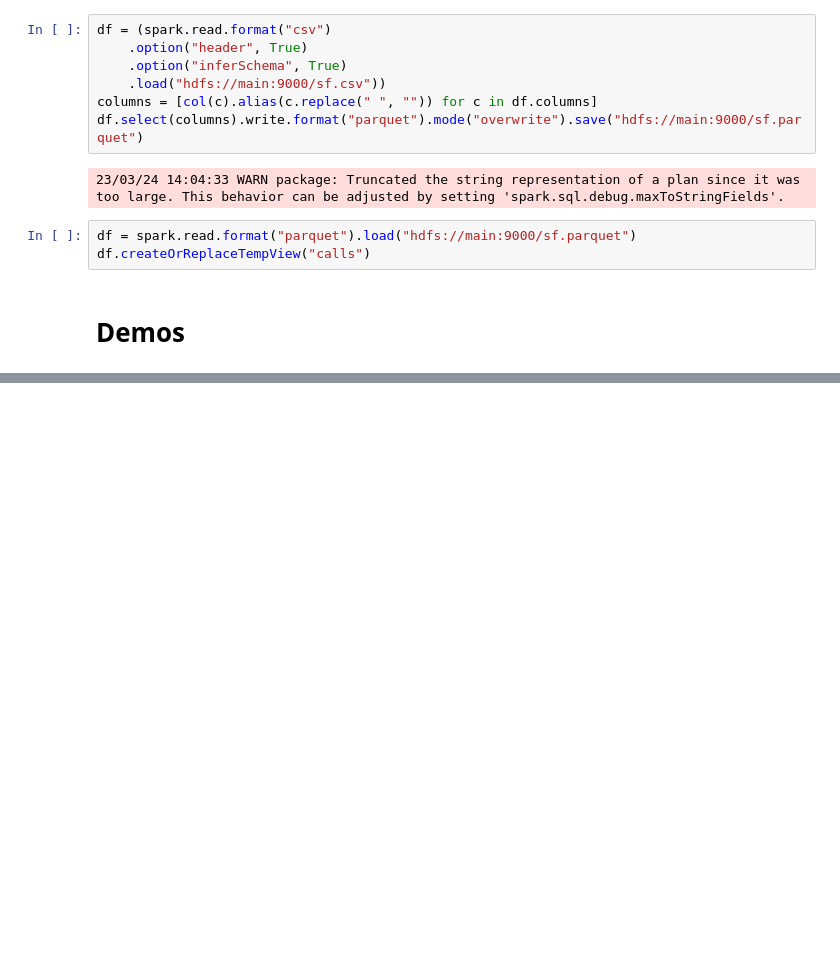
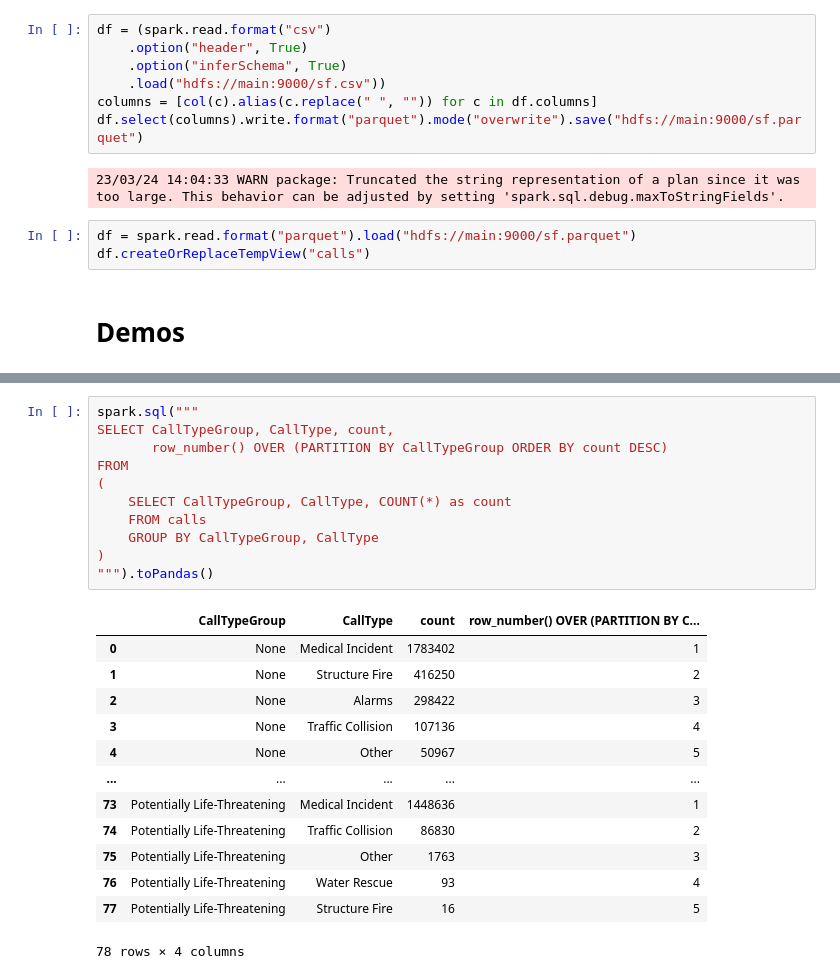
Before and after one commit to cs544-wisc/s23, a Jupyter notebook: lec/23-spark/nb/demo.ipynb, the cells around one changed output, grey strips where cells are left out. Cells and saved outputs as stored; diff of their text form; blank space fills up the shorter version.

```diff
--- a/lec/23-spark/nb/demo.ipynb
+++ b/lec/23-spark/nb/demo.ipynb
@@ -37,0 +61,25 @@ df.createOrReplaceTempView("calls")
+# %%
+spark.sql("""
+SELECT CallTypeGroup, CallType, count,
+       row_number() OVER (PARTITION BY CallTypeGroup ORDER BY count DESC)
+FROM
+(
+    SELECT CallTypeGroup, CallType, COUNT(*) as count
+    FROM calls
+    GROUP BY CallTypeGroup, CallType
+)
+""").toPandas()
+# %% [output]
+|  | CallTypeGroup | CallType | count | row_number() OVER (PARTITION BY C... |
+| 0 | None | Medical Incident | 1783402 | 1 |
+| 1 | None | Structure Fire | 416250 | 2 |
+| 2 | None | Alarms | 298422 | 3 |
+| 3 | None | Traffic Collision | 107136 | 4 |
+| 4 | None | Other | 50967 | 5 |
+| ... | ... | ... | ... | ... |
+| 73 | Potentially Life-Threatening | Medical Incident | 1448636 | 1 |
+| 74 | Potentially Life-Threatening | Traffic Collision | 86830 | 2 |
+| 75 | Potentially Life-Threatening | Other | 1763 | 3 |
+| 76 | Potentially Life-Threatening | Water Rescue | 93 | 4 |
+| 77 | Potentially Life-Threatening | Structure Fire | 16 | 5 |
+78 rows × 4 columns
```
Also changed, not shown: parts of 24 cells of this notebook.
